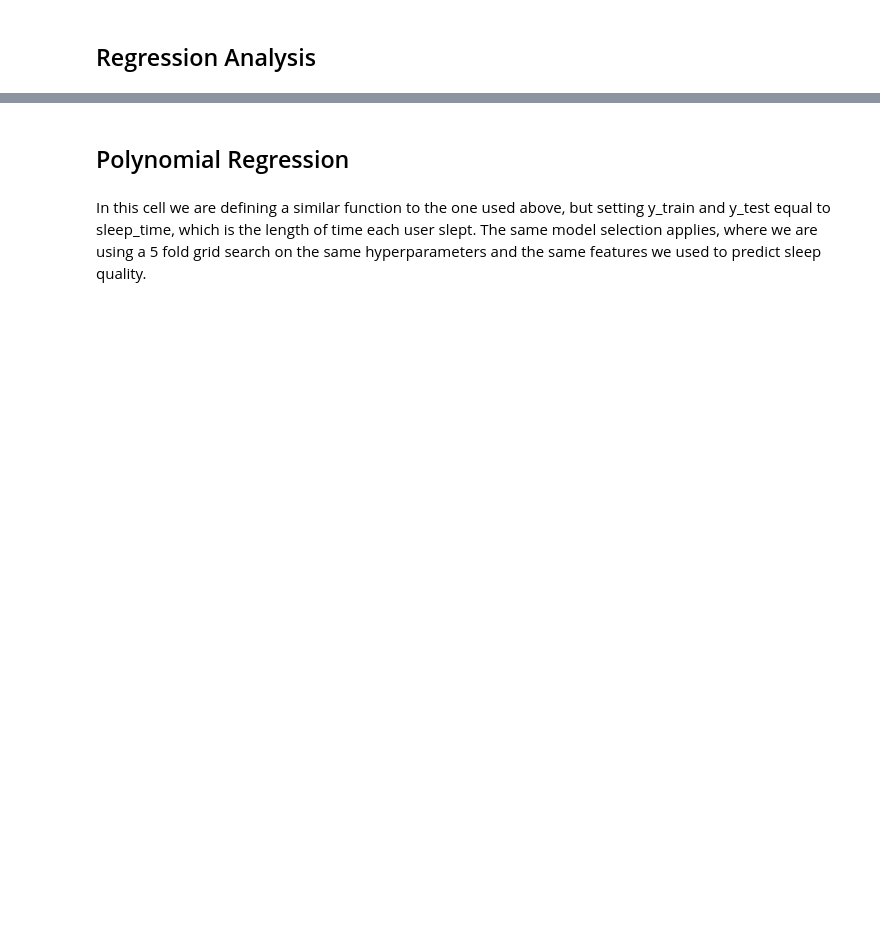
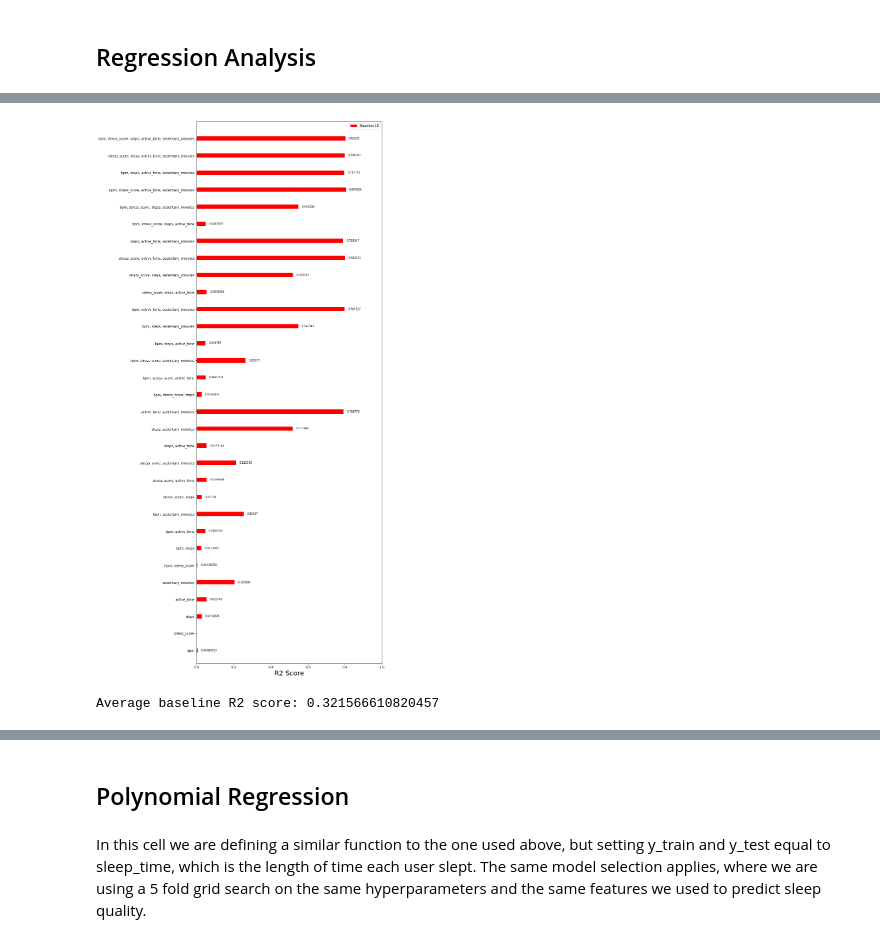
Before and after one commit to COGS118A/Group000-Wi23, a Jupyter notebook: FinalProjectGroup000-Wi23.ipynb, the cells around one changed output, grey strips where cells are left out. Drawn from its saved outputs; the diff is of its cells as text; code cells hidden in the pictures; blank space fills up the shorter version.

```diff
--- a/FinalProjectGroup000-Wi23.ipynb
+++ b/FinalProjectGroup000-Wi23.ipynb
@@ -509,18 +593,26 @@ for category in exercise_metrics:
 # %%
 df_b = pd.DataFrame(dict(graph=row_names,n=baseline_scores))
 
 ind = np.arange(len(df_b))
 width = 0.25
 
 fig, ax = plt.subplots()
-ax.barh(ind, df_b.n, width, color='red', label='Baseline LR')
+baseline_bar = ax.barh(ind, df_b.n, width, color='red', label='Baseline LR')
+
+ax.bar_label(baseline_bar, padding=10, fontsize=8)
 
 ax.set(yticks=ind, yticklabels=df_b.graph, xlim=[0, 1], ylim=[1*width - 1, len(df_b)])
 ax.legend()
 
 fig.set_figheight(30)
 fig.set_figwidth(10)
 
 plt.xlabel('R2 Score', fontsize=20)
 
 plt.show()
+# %% [output]
+[figure, added]
+# %%
+print("Average baseline R2 score:", sum(baseline_scores) / len(baseline_scores))
+# %% [output]
+Average baseline R2 score: 0.321566610820457
```
Also changed, not shown: parts of 34 cells of this notebook.
